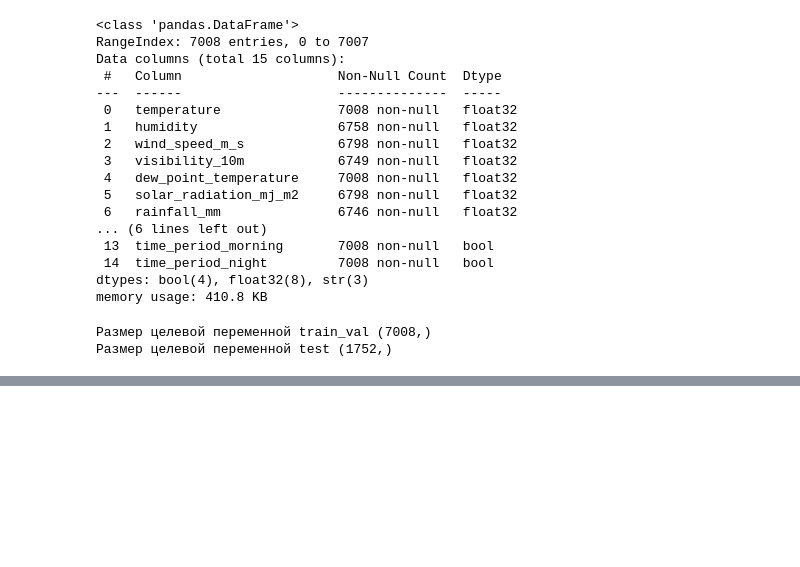
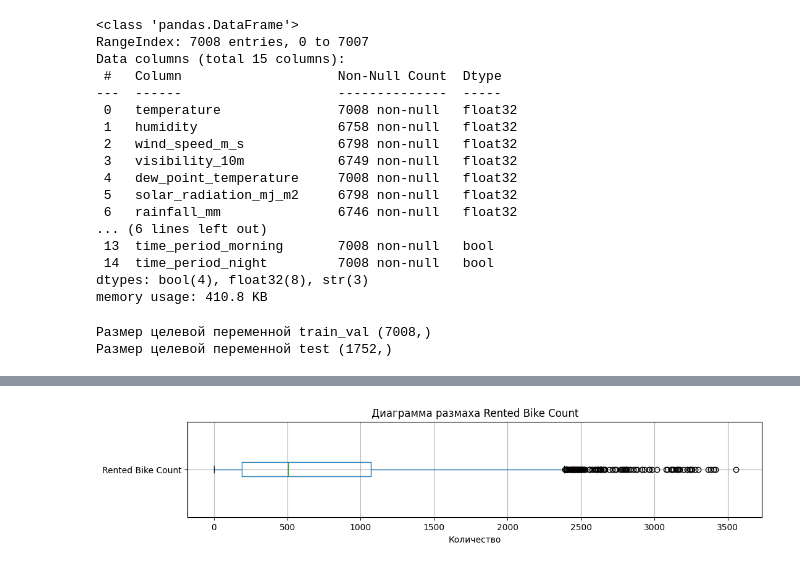
Before and after one commit to TemaQDX/sprint_14_project_bikesouth, a Jupyter notebook: sprint_14_project_bikesouth_Artem_Burov.ipynb, the cells around one changed output, grey strips where cells are left out. Cells and saved outputs as stored; diff of their text form; code cells hidden in the pictures; blank space fills up the shorter version.

```diff
--- a/sprint_14_project_bikesouth_Artem_Burov.ipynb
+++ b/sprint_14_project_bikesouth_Artem_Burov.ipynb
@@ -455,0 +513,13 @@ AttributeError: Can't get attribute '_RemainderColsList' on <module 'sklearn.com
+# %%
+# Строим диаграмму размаха методом boxplot()
+boxplot = df_train.boxplot(column='Rented Bike Count',
+                    vert=False,
+                    figsize=(12, 2))
+
+# Добавляем заголовок и метку оси X
+boxplot.set_title('Диаграмма размаха Rented Bike Count')
+boxplot.set_xlabel('Количество')
+
+plt.show()
+# %% [output]
+[figure, added]
```
Also changed, not shown: parts of 12 cells of this notebook.
